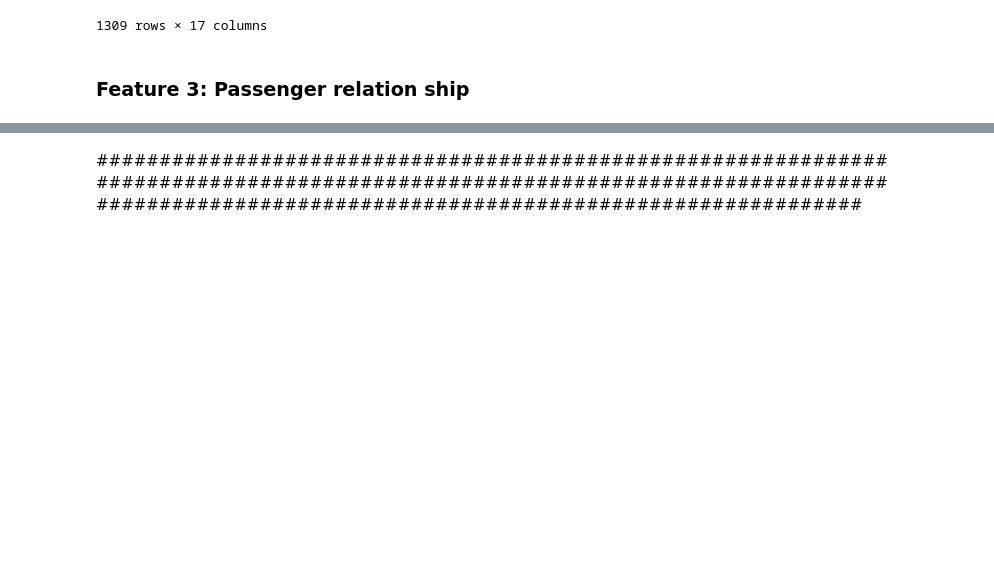
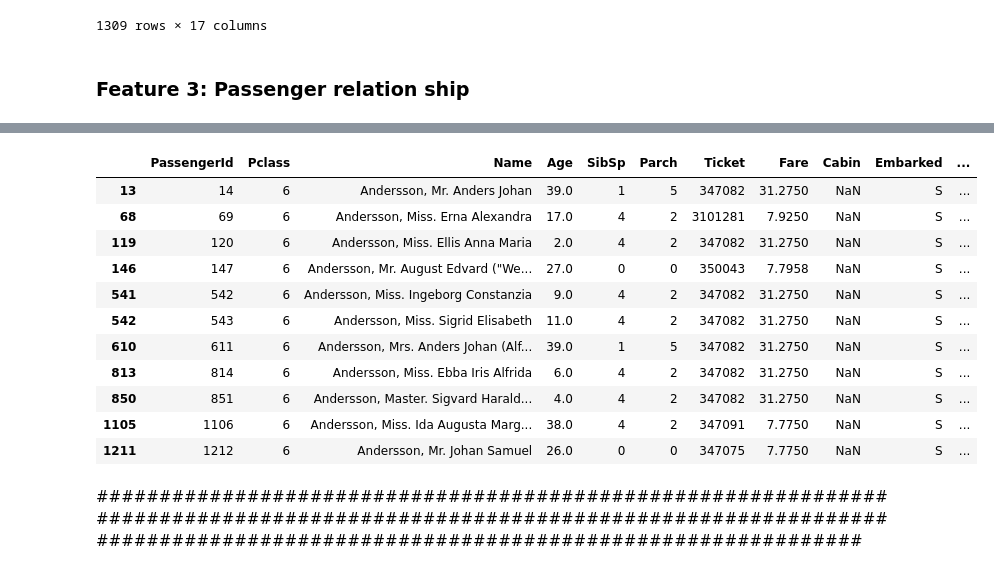
Before and after one commit to IvanBirkmaier/titanic_challenge, a Jupyter notebook: PredictSurvival.ipynb, the cells around one changed output, grey strips where cells are left out. Saved outputs shown, nothing was run; the diff lists cells and outputs as text; code cells hidden in the pictures; blank space fills up the shorter version.

```diff
--- a/PredictSurvival.ipynb
+++ b/PredictSurvival.ipynb
@@ -662,3 +810,19 @@ special_cases
+# %%
+special_cases = filtered_df[filtered_df["Surname"]=="Andersson"]
+special_cases
+# %% [output]
+|  | PassengerId | Pclass | Name | Age | SibSp | Parch | Ticket | Fare | Cabin | Embarked | ... |
+| 13 | 14 | 6 | Andersson, Mr. Anders Johan | 39.0 | 1 | 5 | 347082 | 31.2750 | NaN | S | ... |
+| 68 | 69 | 6 | Andersson, Miss. Erna Alexandra | 17.0 | 4 | 2 | 3101281 | 7.9250 | NaN | S | ... |
+| 119 | 120 | 6 | Andersson, Miss. Ellis Anna Maria | 2.0 | 4 | 2 | 347082 | 31.2750 | NaN | S | ... |
+| 146 | 147 | 6 | Andersson, Mr. August Edvard ("We... | 27.0 | 0 | 0 | 350043 | 7.7958 | NaN | S | ... |
+| 541 | 542 | 6 | Andersson, Miss. Ingeborg Constanzia | 9.0 | 4 | 2 | 347082 | 31.2750 | NaN | S | ... |
+| 542 | 543 | 6 | Andersson, Miss. Sigrid Elisabeth | 11.0 | 4 | 2 | 347082 | 31.2750 | NaN | S | ... |
+| 610 | 611 | 6 | Andersson, Mrs. Anders Johan (Alf... | 39.0 | 1 | 5 | 347082 | 31.2750 | NaN | S | ... |
+| 813 | 814 | 6 | Andersson, Miss. Ebba Iris Alfrida | 6.0 | 4 | 2 | 347082 | 31.2750 | NaN | S | ... |
+| 850 | 851 | 6 | Andersson, Master. Sigvard Harald... | 4.0 | 4 | 2 | 347082 | 31.2750 | NaN | S | ... |
+| 1105 | 1106 | 6 | Andersson, Miss. Ida Augusta Marg... | 38.0 | 4 | 2 | 347091 | 7.7750 | NaN | S | ... |
+| 1211 | 1212 | 6 | Andersson, Mr. Johan Samuel | 26.0 | 0 | 0 | 347075 | 7.7750 | NaN | S | ... |
 # %% [markdown]
 ###########################################################################################################################################################################################
 # %%
```
Also changed, not shown: parts of 10 cells of this notebook.
